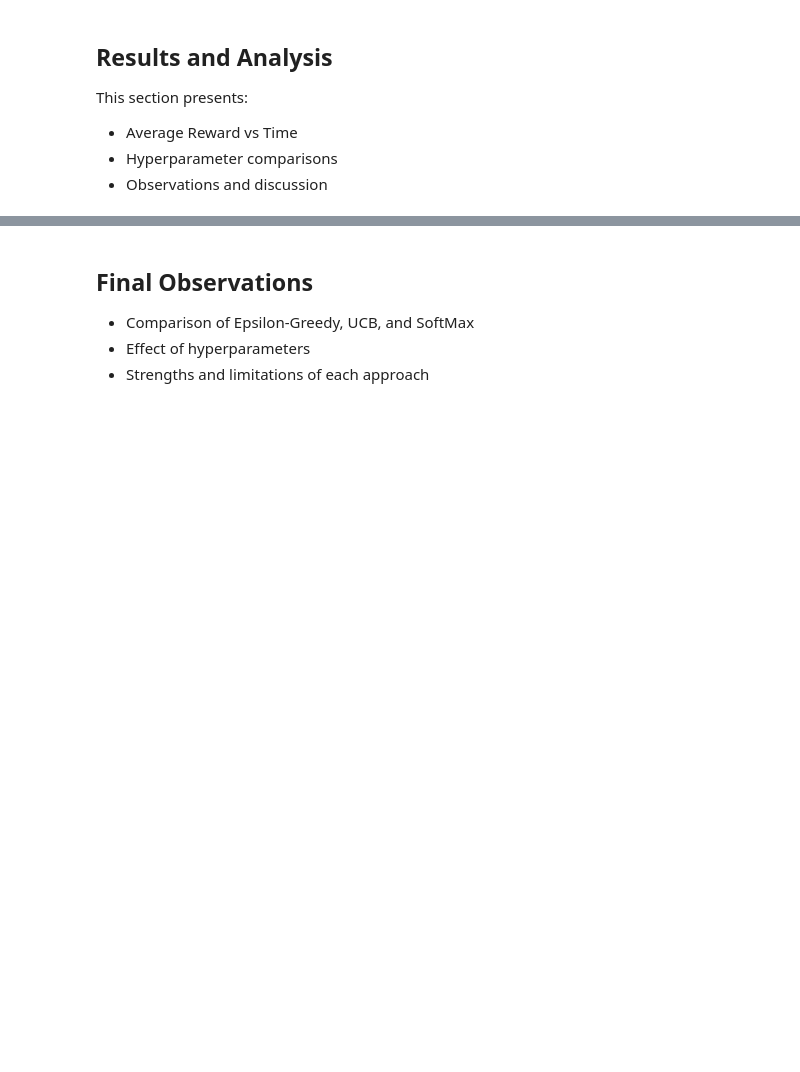
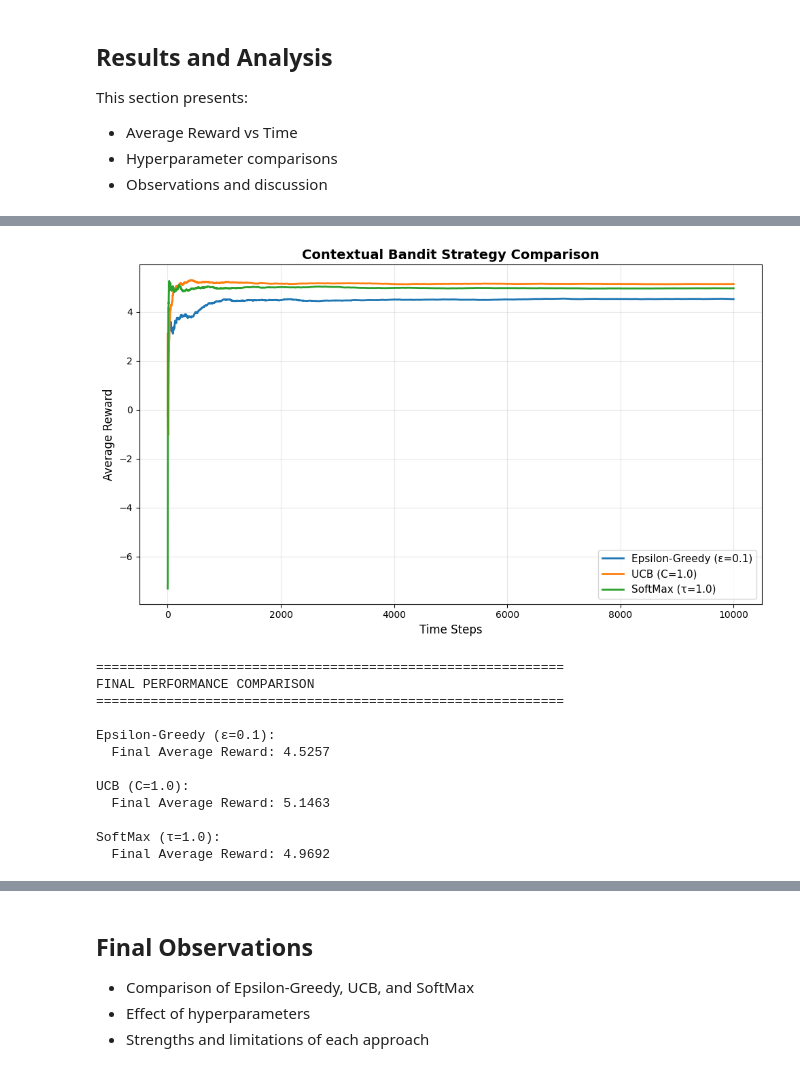
Before and after one commit to arnavmehta7/lab3-contextual-bandit, a Jupyter notebook: lab3_results_u20230130.ipynb, the cells around one changed output, grey strips where cells are left out. Cells and saved outputs as stored; diff of their text form; code cells hidden in the pictures; blank space fills up the shorter version.

```diff
--- a/lab3_results_u20230130.ipynb
+++ b/lab3_results_u20230130.ipynb
@@ -218,0 +775,50 @@ This section presents:
+# %%
+# Compare all three strategies
+fig, ax = plt.subplots(figsize=(10, 6))
+
+best_eps = 0.1
+best_c = 1.0
+
+ax.plot(eg_results[best_eps]['cumulative_rewards'],
+        label=f'Epsilon-Greedy (ε={best_eps})', linewidth=2)
+ax.plot(ucb_results[best_c]['cumulative_rewards'],
+        label=f'UCB (C={best_c})', linewidth=2)
+ax.plot(softmax_cumulative_rewards,
+        label=f'SoftMax (τ={tau})', linewidth=2)
+
+ax.set_xlabel('Time Steps', fontsize=12)
+ax.set_ylabel('Average Reward', fontsize=12)
+ax.set_title('Contextual Bandit Strategy Comparison', fontsize=14, fontweight='bold')
+ax.legend(fontsize=11)
+ax.grid(True, alpha=0.3)
+
+plt.tight_layout()
+plt.savefig('strategy_comparison.png', dpi=300, bbox_inches='tight')
+plt.show()
+
+# Print final statistics
+print("\n" + "="*60)
+print("FINAL PERFORMANCE COMPARISON")
+print("="*60)
+print(f"\nEpsilon-Greedy (ε={best_eps}):")
+print(f"  Final Average Reward: {eg_results[best_eps]['cumulative_rewards'][-1]:.4f}")
+
+print(f"\nUCB (C={best_c}):")
+print(f"  Final Average Reward: {ucb_results[best_c]['cumulative_rewards'][-1]:.4f}")
+
+print(f"\nSoftMax (τ={tau}):")
+print(f"  Final Average Reward: {softmax_cumulative_rewards[-1]:.4f}")
+# %% [output]
+[figure, added]
+============================================================
+FINAL PERFORMANCE COMPARISON
+============================================================
+
+Epsilon-Greedy (ε=0.1):
+  Final Average Reward: 4.5257
+
+UCB (C=1.0):
+  Final Average Reward: 5.1463
+
+SoftMax (τ=1.0):
+  Final Average Reward: 4.9692
```
Also changed, not shown: parts of 20 cells of this notebook.
